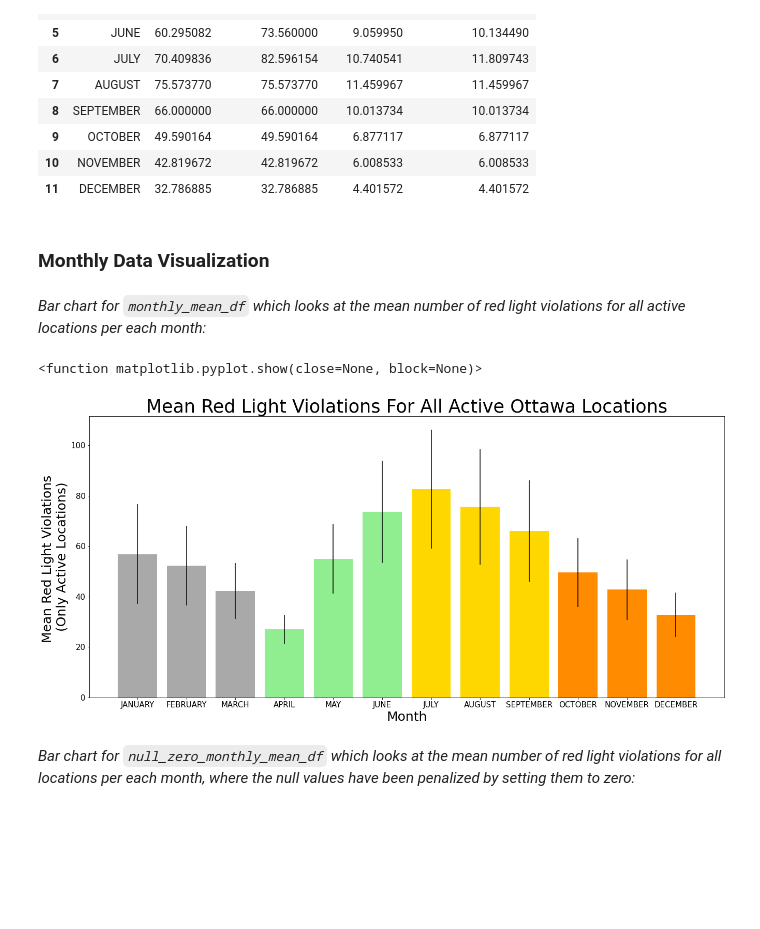
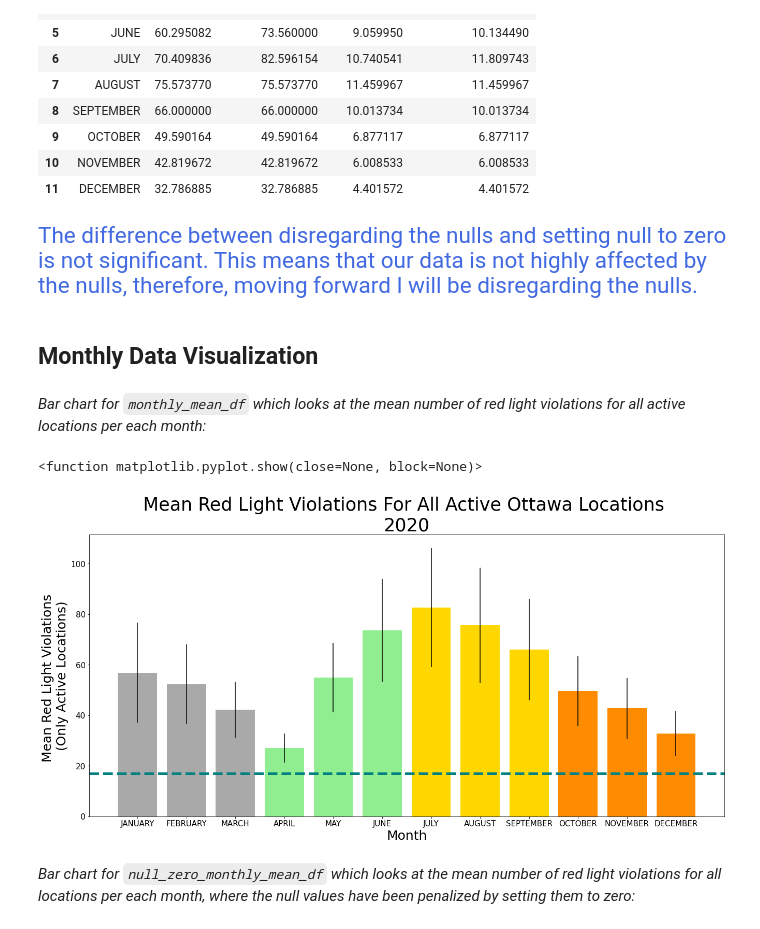
Before and after one commit to anjawu/ottawa-red-light-violations, a Jupyter notebook: ottawa-redlight-violations-analysis-2020.ipynb, the cells around one changed output. Drawn from its saved outputs; the diff is of its cells as text; code cells hidden in the pictures; blank space fills up the shorter version.

Commit message:
Uploading completed version of 2020 data analysis

```diff
--- a/ottawa-redlight-violations-analysis-2020.ipynb
+++ b/ottawa-redlight-violations-analysis-2020.ipynb
@@ -330,24 +310,29 @@ comparing_monthly_df
 | 9 | OCTOBER | 49.590164 | 49.590164 | 6.877117 | 6.877117 |
 | 10 | NOVEMBER | 42.819672 | 42.819672 | 6.008533 | 6.008533 |
 | 11 | DECEMBER | 32.786885 | 32.786885 | 4.401572 | 4.401572 |
+# %% [markdown]
+<span style="color:royalblue; font-size:1.5em;">
+	The difference between disregarding the nulls and setting null to zero is not significant. This means that our data is not highly affected by the nulls, therefore, moving forward I will be disregarding the nulls.
+</span>
 # %% [markdown]
-### Monthly Data Visualization
+## Monthly Data Visualization
 # %% [markdown]
 *Bar chart for `monthly_mean_df` which looks at the mean number of red light violations for all active locations per each month:*
 # %%
 fig_active_months_mean = plt.figure(figsize=(22,10))
 error = 2*all_monthly_stde_df['SE']
 new_colours = ['darkgrey','darkgrey','darkgrey','lightgreen','lightgreen','lightgreen','gold','gold','gold','darkorange','darkorange','darkorange']
 plt.bar(monthly_mean_df['Month'], monthly_mean_df['Mean'], yerr= error, color=new_colours)
-plt.title('Mean Red Light Violations For All Active Ottawa Locations', fontsize=35)
+plt.title('Mean Red Light Violations For All Active Ottawa Locations \n2020', fontsize=35)
 plt.xlabel('Month', fontsize=25)
 plt.ylabel('Mean Red Light Violations \n(Only Active Locations)', fontsize=25)
 plt.xticks(fontsize=15)
 plt.yticks(fontsize=15)
+plt.axhline(y=17,  color='teal', linestyle ='dashed', linewidth = 5)
 plt.show
 # %% [output]
 <function matplotlib.pyplot.show(close=None, block=None)>
-[figure, old version]
+[figure, new version]
 # %% [markdown]
 *Bar chart for `null_zero_monthly_mean_df` which looks at the mean number of red light violations for all locations per each month, where the null values have been penalized by setting them to zero:*
 # %%
```
Also changed, not shown: parts of 106 cells of this notebook.
